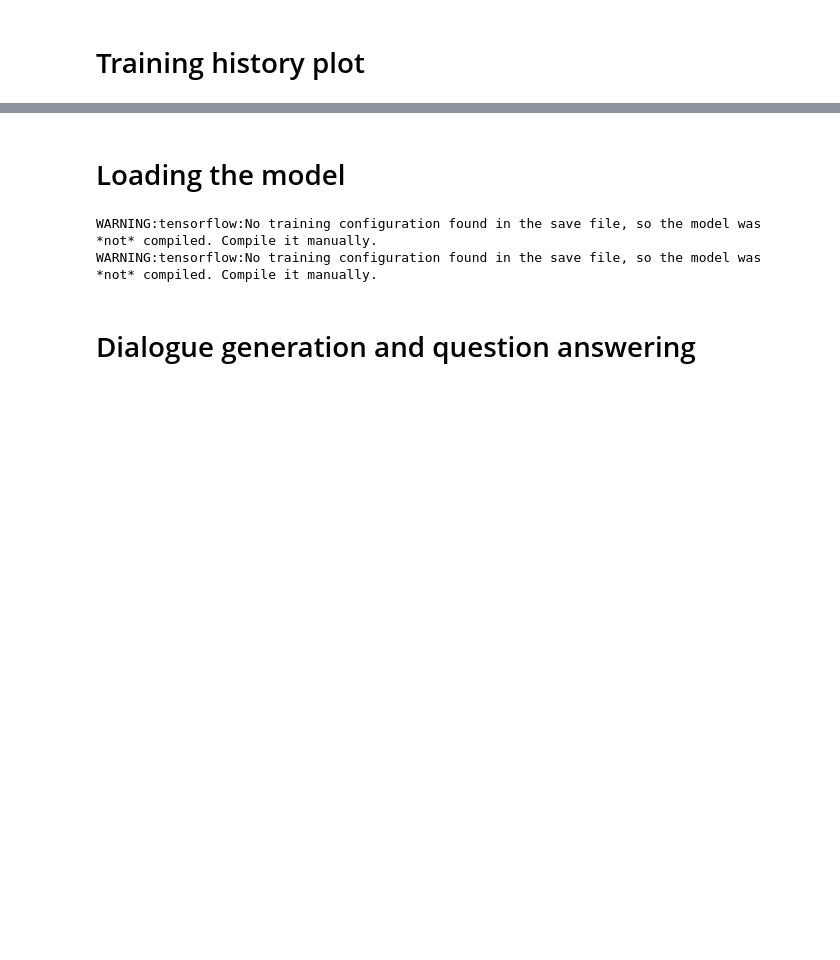
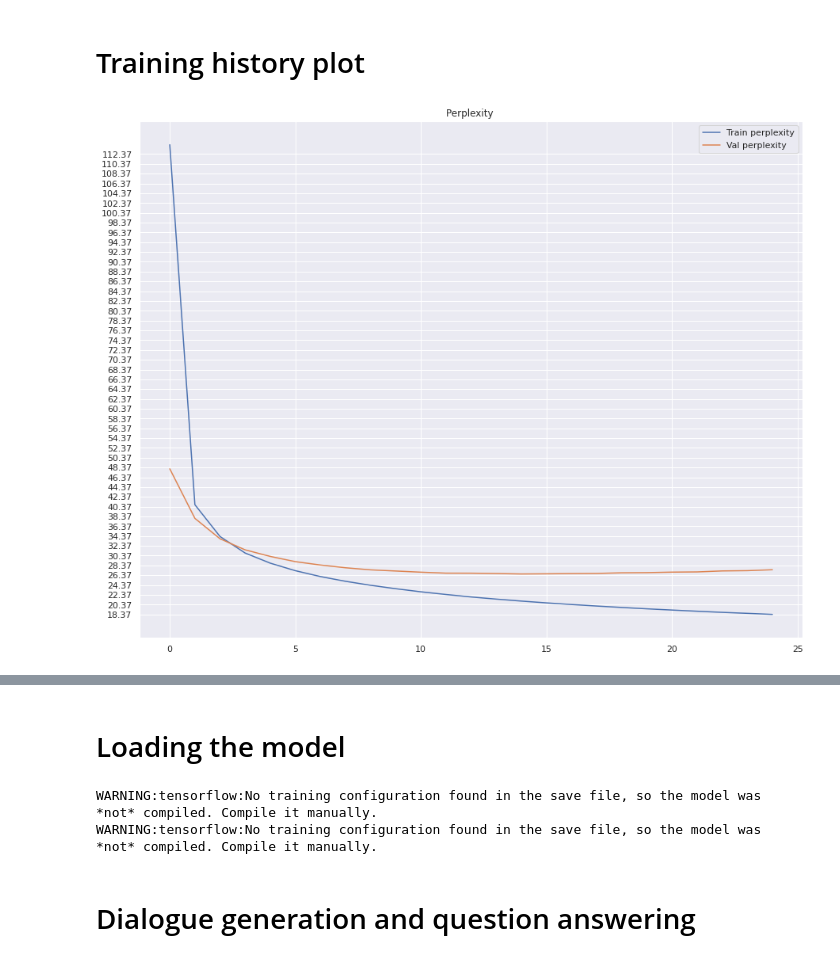
Before and after one commit to HikkaV/Neural-conversational-bot, a Jupyter notebook: notebooks/training.ipynb, the cells around one changed output, grey strips where cells are left out. Cells and saved outputs as stored; diff of their text form; code cells hidden in the pictures; blank space fills up the shorter version.

```diff
--- a/notebooks/training.ipynb
+++ b/notebooks/training.ipynb
@@ -423,9 +441,25 @@ def process(x, unk_token):
     else:
       res.append(unk_token)
   return res
+# %%
+def plot_attention(attention, sentence, predicted_sentence):
+  fig = plt.figure(figsize=(10,10))
+  ax = fig.add_subplot(1, 1, 1)
+  ax.matshow(attention, cmap='viridis')
+
+  fontdict = {'fontsize': 14}
+
+  ax.set_xticklabels([''] + sentence, fontdict=fontdict, rotation=90)
+  ax.set_yticklabels([''] + predicted_sentence, fontdict=fontdict)
+
+  ax.xaxis.set_major_locator(ticker.MultipleLocator(1))
+  ax.yaxis.set_major_locator(ticker.MultipleLocator(1))
+
+  plt.show()
 # %%
 def give_answer(sentence, pad_unk=True, process_sentence=True, greedy=False,
-               beam_search=False, beam_size=2):
+               beam_search=False, beam_size=2, top_k=15, temperature=1, len_output=50,
+               show_attention=False):
   if process_sentence:
     cleaned_sentence = uncover_reduction(clean_bad_chars(sentence))
     unk_token = pad_token if pad_unk else "<unk>"
@@ -434,9 +468,14 @@ def give_answer(sentence, pad_unk=True, process_sentence=True, greedy=False,
   else:
     mapped_sentence = sentence
   if not beam_search:
-      prediction = decode_sequence(mapped_sentence,greedy)
+      prediction = decode_sequence(mapped_sentence,greedy,top_k,len_output, return_attention=show_attention,
+                                  temperature=temperature)
+      if show_attention:
+        prediction, attention = prediction
   else:
       prediction = beam_search_predictions(mapped_sentence, beam_size)
   answer = " ".join([inverse_token_mapping.get(i) for i in prediction]).capitalize()
+  if show_attention:
+        plot_attention(attention,sentence.split(' '), answer.split(' '))
   return answer
 # %%
@@ -486,7 +506,8 @@ res
 # %% [markdown]
 # Training
 # %%
-loss_object = tf.keras.losses.SparseCategoricalCrossentropy(reduction='none')
+loss_object = tf.keras.losses.SparseCategoricalCrossentropy(reduction='none',
+                                                           from_logits=True)
 
 def loss_function(real, pred):
   mask = tf.math.logical_not(tf.math.equal(real, token_mapping[pad_token]))
@@ -599,8 +620,9 @@ for epoch in tqdm.tqdm(range(epochs)):
 
     if total_val_loss>val_loss_bound:
         epochs_overfit+=1
-        encoder.save('../models/encoder_date:{}_fine_tune:{}_w2v:{}_epoch:{}.h5'.format(now_date, fine_tune,w2v_embs, epoch,))
-        decoder.save('../models/decoder_date:{}_fine_tune:{}_w2v:{}_epoch:{}.h5'.format(now_date,fine_tune,w2v_embs,epoch))
+        if epochs_overfit==1:
+            encoder.save('../models/encoder_date:{}_fine_tune:{}_mode:{}_epoch:{}.h5'.format(now_date, fine_tune,mode, epoch,))
+            decoder.save('../models/decoder_date:{}_fine_tune:{}_mode:{}_epoch:{}.h5'.format(now_date,fine_tune,mode,epoch))
     else:
         val_loss_bound=total_val_loss
         epochs_overfit=0
@@ -628,6 +650,6 @@ for epoch in tqdm.tqdm(range(epochs)):
         print(30*'-')
 
     if epochs_overfit==cut_epoch:
-       print('Validation loss has not improved for last {} epochs, stopping training!'.format(epoch))
+       print('Validation loss has not improved for last {} epochs, stopping training!'.format(cut_epoch))
        break
 # %% [output]
@@ -711,10 +765,12 @@ Epoch 8 validation loss 2.3085 validation perplexity 10.1065
 # %%
 plt.figure(figsize=(15,12))
 plt.plot(train_perplexity)
 plt.plot(val_perplexity)
-plt.yticks(np.arange(min(train_perplexity), max(train_perplexity),0.5))
+plt.yticks(np.arange(min(train_perplexity), max(train_perplexity),2))
 plt.legend(['Train perplexity','Val perplexity'])
 plt.title('Perplexity ');
+# %% [output]
+[figure, added]
 # %%
 plt.figure(figsize=(15,12))
 plt.plot(train_loss)
```
Also changed, not shown: parts of 24 cells of this notebook, 1 other file.
